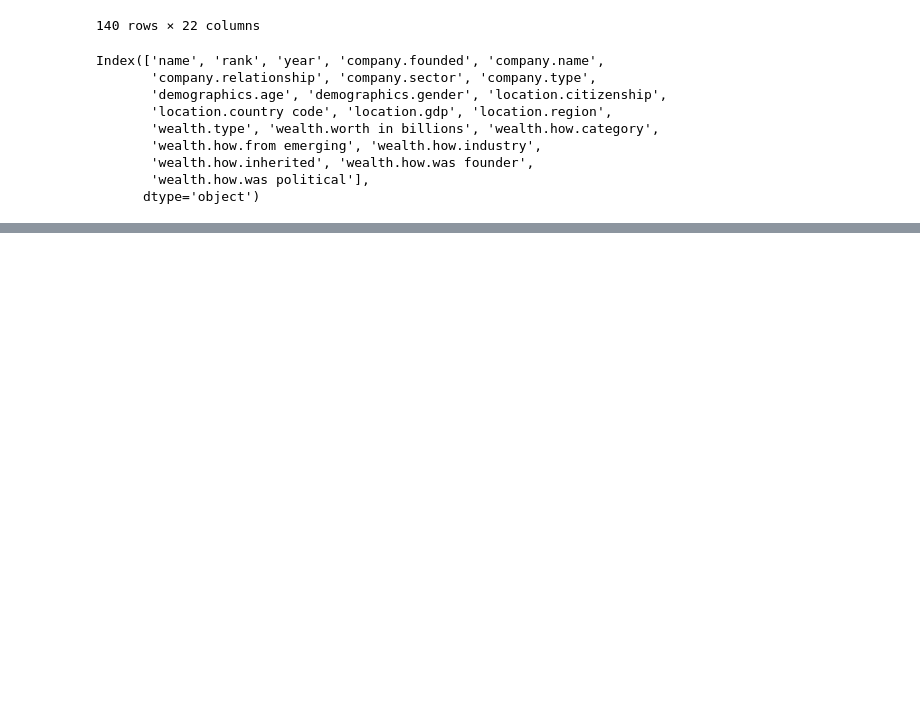
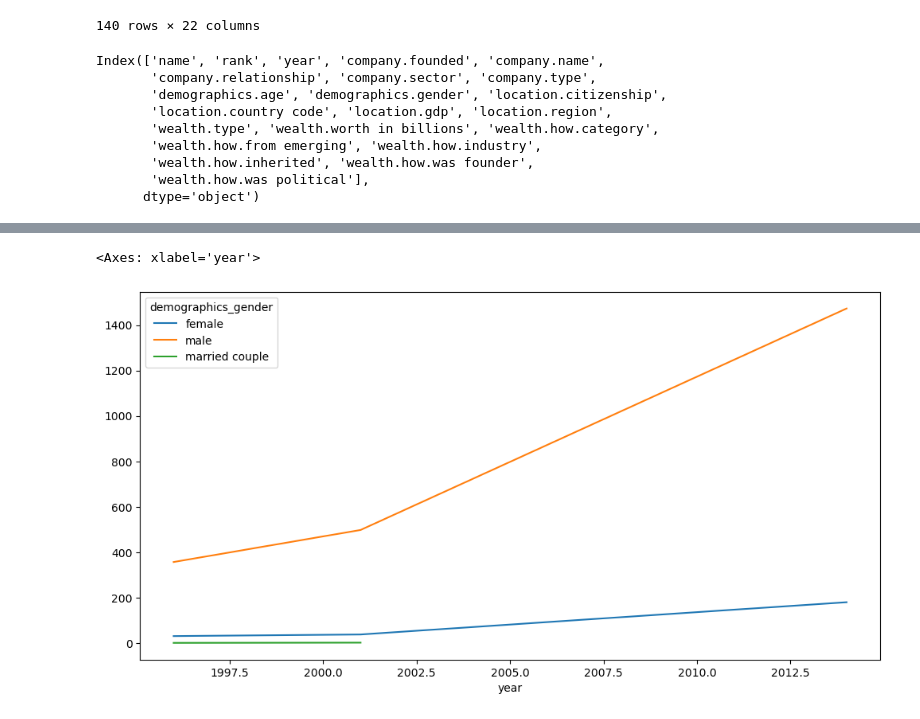
Before and after one commit to aleren040406/cs-130-project, a Jupyter notebook: analysis.ipynb, the cells around one changed output, grey strips where cells are left out. Cells and saved outputs as stored; diff of their text form; code cells hidden in the pictures; blank space fills up the shorter version.

```diff
--- a/analysis.ipynb
+++ b/analysis.ipynb
@@ -163,0 +288,8 @@ Index(['name', 'rank', 'year', 'company.founded', 'company.name',
+# %%
+billionaires.groupby(['year', 'demographics_gender']).size().unstack().plot( #had to search (size = counts the rows) unstack = moves gender into columns and plot does the graphing
+    kind='line',
+    figsize=(12,6)
+)
+# %% [output]
+<Axes: xlabel='year'>
+[figure, added]
```
Also changed, not shown: parts of 14 cells of this notebook.
